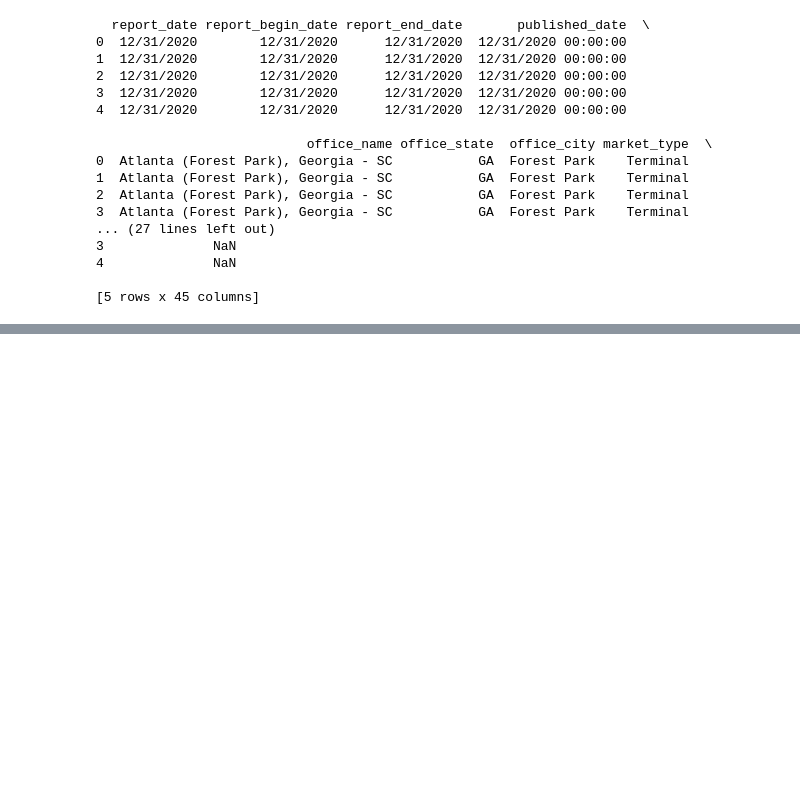
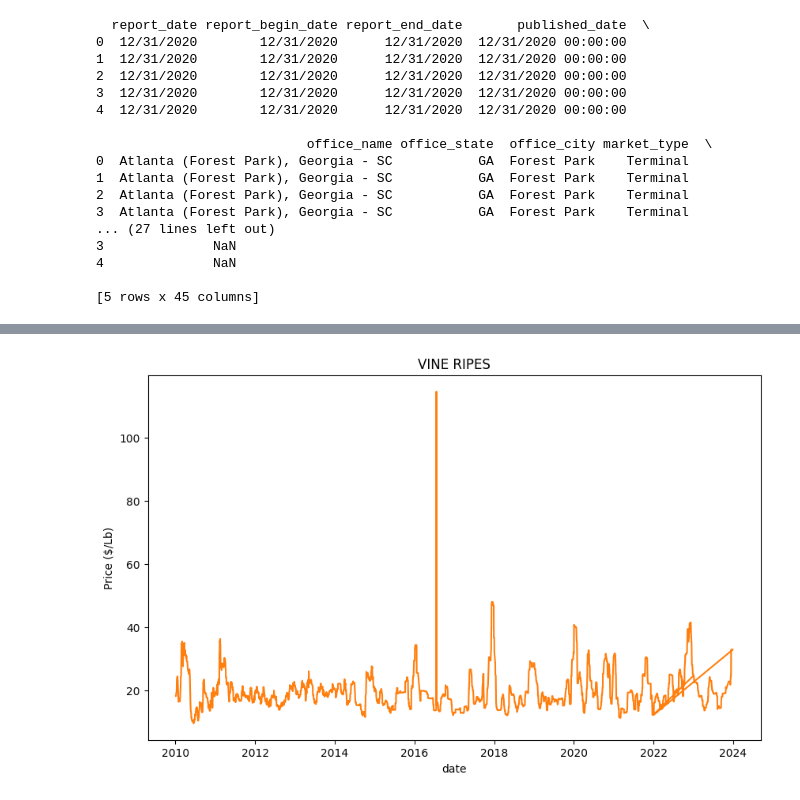
Before and after one commit to saravanadinesh/ProducePrices, a Jupyter notebook: usda_mmn_demo.ipynb, the cells around one changed output, grey strips where cells are left out. Drawn from its saved outputs; the diff is of its cells as text; code cells hidden in the pictures; blank space fills up the shorter version.

```diff
--- a/usda_mmn_demo.ipynb
+++ b/usda_mmn_demo.ipynb
@@ -85,0 +57,5 @@ Index(['report_date', 'report_begin_date', 'report_end_date', 'published_date',
+# %%
+commodity = "Tomatoes"
+prices_df = get_prices(commodity=commodity, slug_id=veg_market, start_year=2010, end_year=2023)
+print(prices_df.keys())
+print(prices_df.head())
@@ -105,10 +120,12 @@ print(pound_mapper)
 # %%
-prices_df.loc[:, 'average_price'] = (prices_df.loc[:,'high_price']+prices_df.loc[:,'low_price'])/2
 for variety in variety_list:
+    if (variety == 'VINE RIPE - HEIRLOOM VARIETIES') and (package=='11 lb flats'):
+        print('here')
     for package in package_types:
+        print(variety+':'+package )
         indices = prices_df[(prices_df.variety==variety)&(prices_df.package==package)].index
         pounds = pound_mapper[(pound_mapper.variety==variety)&(pound_mapper.package==package)].iloc[0]['pounds']
-        prices_df.loc[indices,'ppp'] = prices_df.loc[indices, 'average_price']*pounds
+        prices_df.loc[indices,'ppp'] = prices_df.loc[indices, 'price']*pounds
 
 sample_size_original = prices_df.shape[0]
 prices_df.dropna(subset=['ppp'], inplace=True)
@@ -139,0 +154,4 @@ dtype: object
+# %%
+variety='VINE RIPES'
+onevarietydf = (prices_df[prices_df.variety==variety][['date', 'price']]).groupby(['date']).mean()
+print(onevarietydf.tail())
@@ -139,0 +166,10 @@ dtype: object
+# %%
+fig,ax = plt.subplots(1,1,figsize=(10,6))
+ax.plot(onevarietydf.index, onevarietydf.price, color='tab:orange')
+ax.set_xlabel('date')
+ax.set_ylabel('Price ($/Lb)')
+
+plt.title(variety)
+plt.show()
+# %% [output]
+[figure, added]
```
Also changed, not shown: parts of 8 cells of this notebook, 2 other files.
